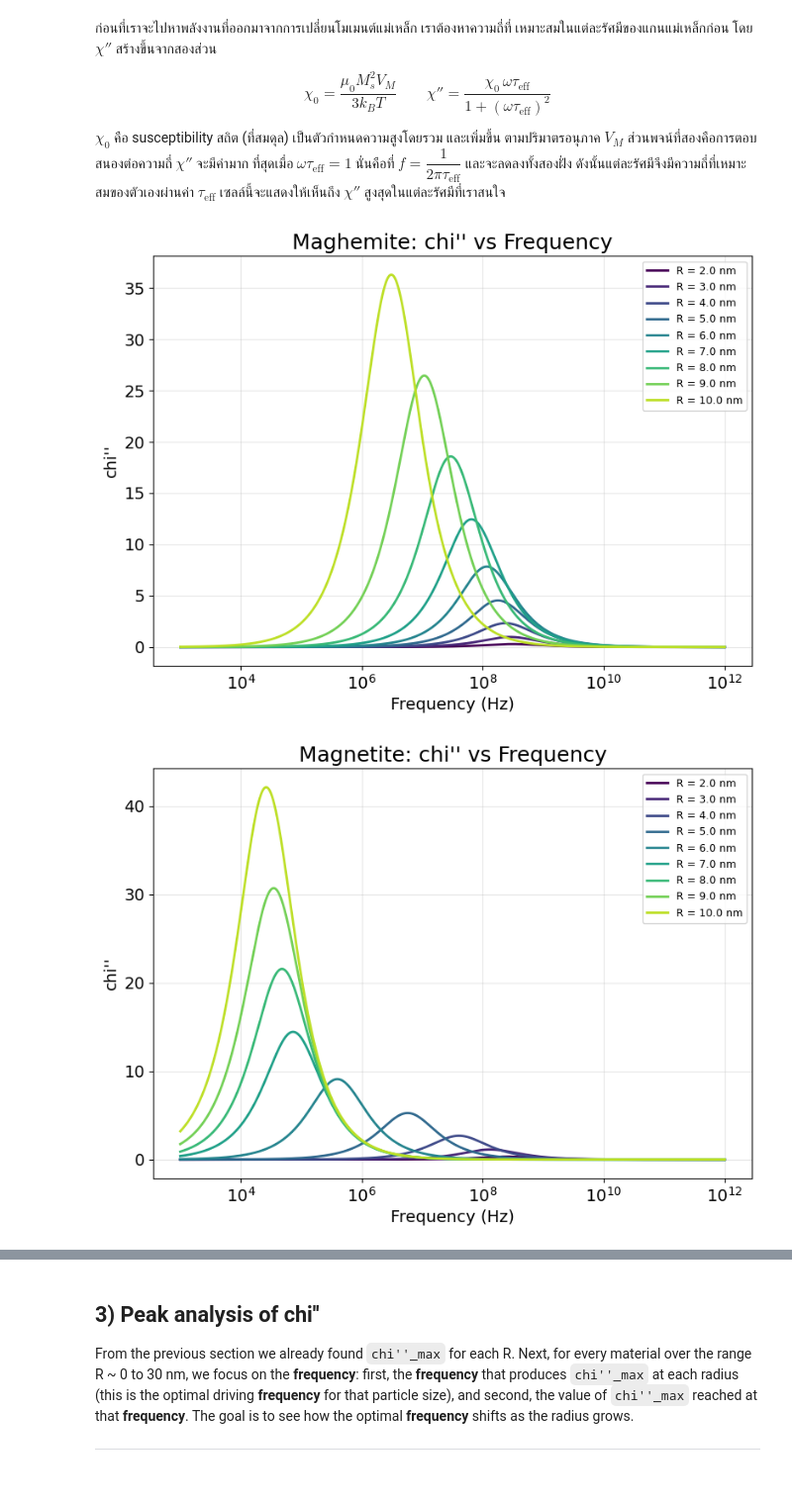
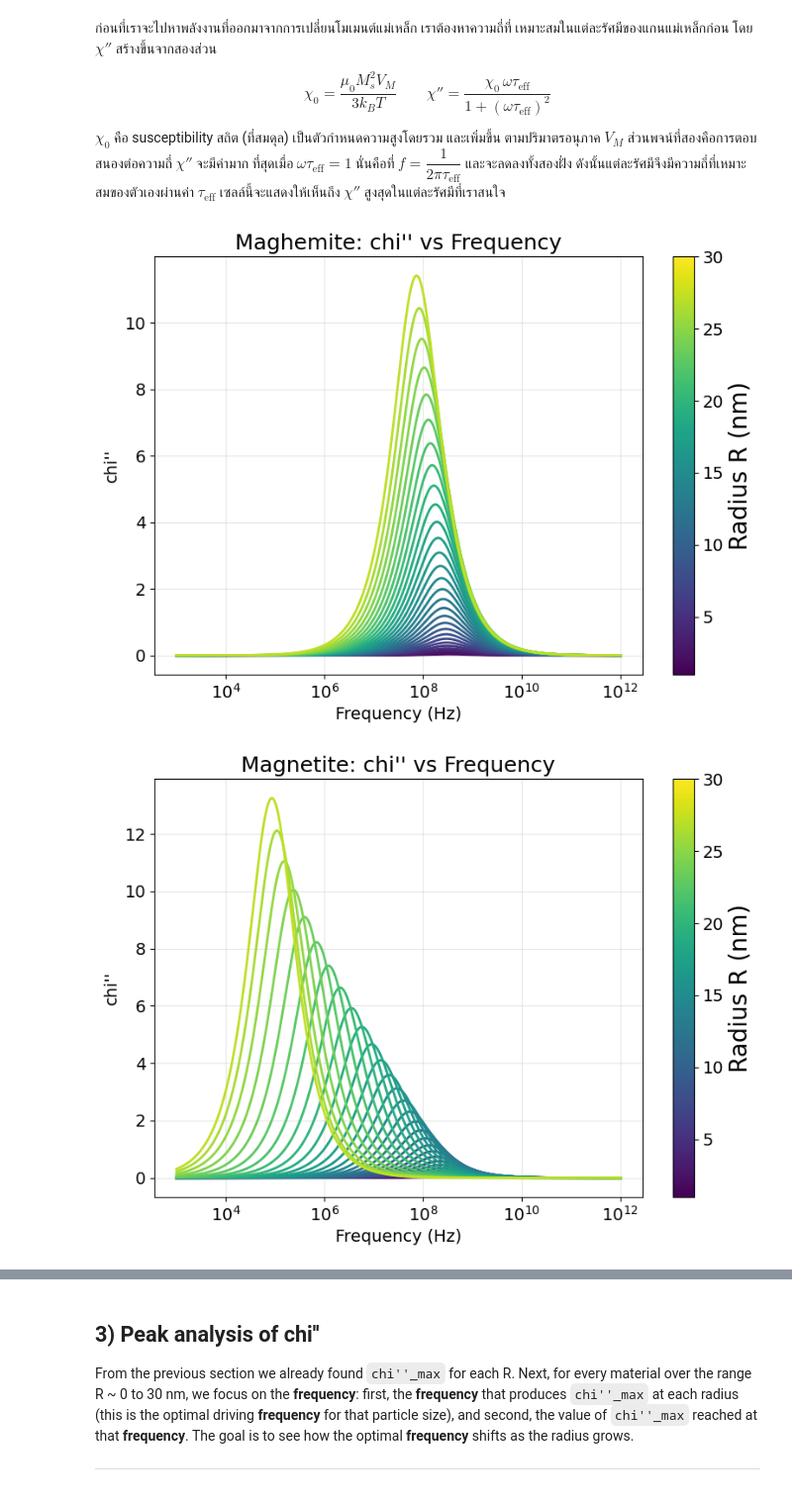
Before and after one commit to b00001/sciusproject-hyperthermia, a Jupyter notebook: week3_2.ipynb, the cells around one changed output, grey strips where cells are left out. Shown at 99% size. Cells and saved outputs as stored; diff of their text form; code cells hidden in the pictures.

```diff
--- a/week3_2.ipynb
+++ b/week3_2.ipynb
@@ -92,13 +92,13 @@ F_LO_DEC, F_HI_DEC, N_F = 3, 12, 4000   # sweep 10^F_LO .. 10^F_HI Hz, N_F log p
 S1_R = (1.0, 0.1, 10.0)
 
 # ---- (F) Section 2-3  (chi'' vs f & peaks) ----
-S2_R      = (1.0, 0.1, 10.0)   # fine radius grid (all values computed), nm
-S2_R_PLOT = (2.0, 1.0, 10.0)   # subset of R actually drawn as lines, nm
+S2_R      = (1.0, 0.1, 30.0)   # fine radius grid (all values computed), nm
+S2_R_PLOT = (1.0, 1.0, 30.0)   # subset of R actually drawn as lines, nm
 
 # ---- (G) Section 4-5  (P vs f, single material) ----
 PF_MAT = 'Magnetite'           # material to analyse
 PF_R   = (1.0, 0.1, 10.0)      # radii drawn as P(f) curves, nm
-PF_R_INTEREST = (1,2,3,4,5,6,7,8,9,10,11,12,13,14,15)  # [nm] radii of interest: energy at each R's own f_best (Sec 8)
+PF_R_INTEREST = (1,2,3,4,5,6,7,8,9,10,11,12,13,14,15,16,17,18,19,20,21,22,23,24,25,26,27,28,29,30)  # [nm] radii of interest: energy at each R's own f_best (Sec 8)
 
 # ---- helper: turn a (start, step, end) tuple in nm into arrays ----
 def make_R(t):
@@ -230,23 +230,32 @@ for name in materials:
         f_peak_all[name].append(1 / (2 * np.pi * tau_eff))   # analytic peak freq
         chi_peak_all[name].append(chi0 / 2)                  # analytic peak height
 # %%
+import matplotlib.pyplot as plt
+from matplotlib.cm import ScalarMappable
+from matplotlib.colors import Normalize
+
 R_plot_nm = np.round(np.arange(S2_R_PLOT[0], S2_R_PLOT[2] + S2_R_PLOT[1]/2, S2_R_PLOT[1]), 2)
 plot_idx = [np.argmin(np.abs(R_nm - rp)) for rp in R_plot_nm]
 R_colors = plt.cm.viridis(np.linspace(0, 0.9, len(R_plot_nm)))
 
 for name in materials:
-    plt.figure(figsize=(8, 6))
+    fig, ax = plt.subplots(figsize=(8, 6))
     for j, idx in enumerate(plot_idx):
-        plt.plot(f, chi_dp_all[name][idx], color=R_colors[j], linewidth=2,
-                label=f'R = {R_nm[idx]:.1f} nm')
-    plt.xscale('log')
-    plt.title(f"{name}: chi'' vs Frequency", fontsize=18)
-    plt.xlabel('Frequency (Hz)', fontsize=14)
-    plt.ylabel("chi''", fontsize=14)
-    plt.grid(True, which='both', alpha=0.3)
-    plt.legend(fontsize=9)
+        ax.plot(f, chi_dp_all[name][idx], color=R_colors[j], linewidth=2)
+
+    ax.set_xscale('log')
+    ax.set_title(f"{name}: chi'' vs Frequency", fontsize=18)
+    ax.set_xlabel('Frequency (Hz)', fontsize=14)
+    ax.set_ylabel("chi''", fontsize=14)
+    ax.grid(True, which='both', alpha=0.3)
+
+    # Add spectrum colorbar instead of legend
+    sm = ScalarMappable(norm=Normalize(vmin=R_plot_nm.min(), vmax=R_plot_nm.max()), cmap='viridis')
+    sm.set_array([])
+    fig.colorbar(sm, ax=ax, label='Radius R (nm)')
+
     plt.tight_layout()
     plt.show()
 # %% [output]
-[figure, old version]
+[figure, new version]
-[figure, old version]
+[figure, new version]
```
Also changed, not shown: parts of 6 cells of this notebook.
